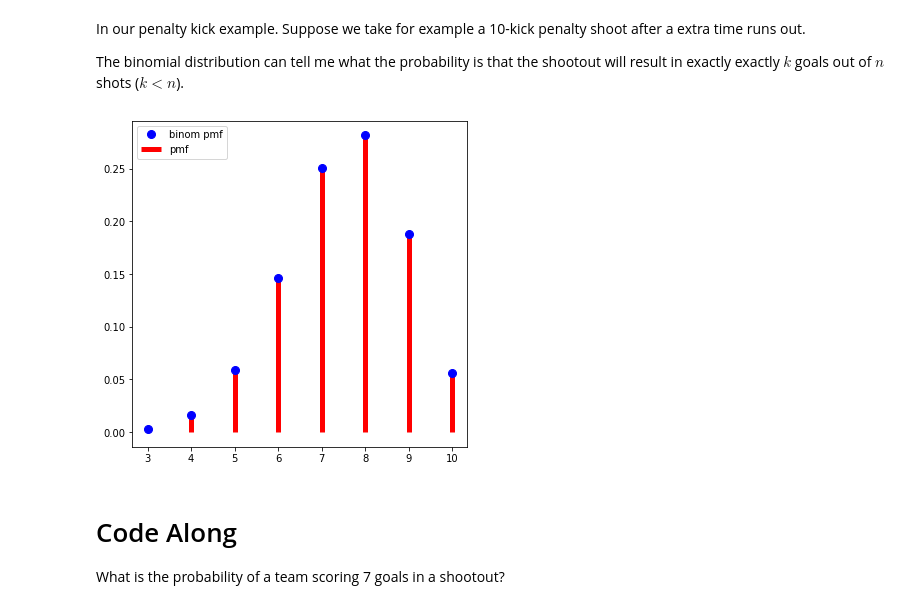
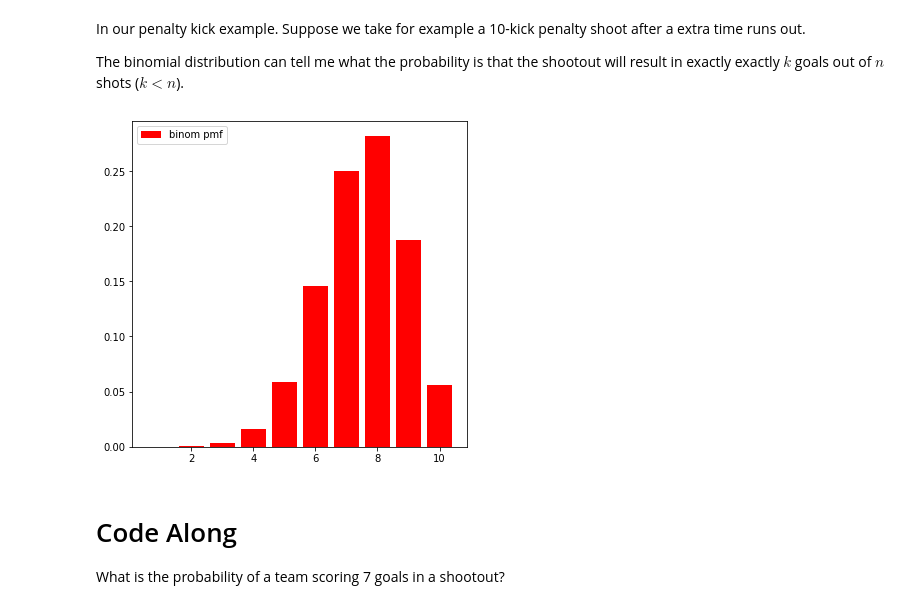
Before and after one commit to Caellwyn/distributions_ds-west-082420, a Jupyter notebook: index.ipynb, the cells around one changed output. Cells and saved outputs as stored; diff of their text form; code cells hidden in the pictures.

```diff
--- a/index.ipynb
+++ b/index.ipynb
@@ -604,16 +583,14 @@ The binomial distribution can tell me what the probability is that the shootout
 # %%
 n = 10
 p = 0.75
 fig, ax = plt.subplots(1, 1, figsize=(6, 6))
-x = np.arange(stats.binom.ppf(0.001, n, p),
+x = np.arange(stats.binom.ppf(0.00001, n, p),
               stats.binom.ppf(.99, n, p)+1)
 
-ax.plot(x, stats.binom.pmf(x, n, p), 'bo', ms=8, label='binom pmf')
-ax.vlines(x, 0, stats.binom.pmf(x, n, p), 'r', linewidth=5,
-          label='pmf')
+ax.bar(x, stats.binom.pmf(x, n, p),  label='binom pmf', color='r')
 ax.legend(loc='best');
 # %% [output]
-[figure, old version]
+[figure, new version]
 # %% [markdown]
 # Code Along
 What is the probability of a team scoring 7 goals in a shootout?
```
Also changed, not shown: parts of 18 cells of this notebook, 21 other files.
